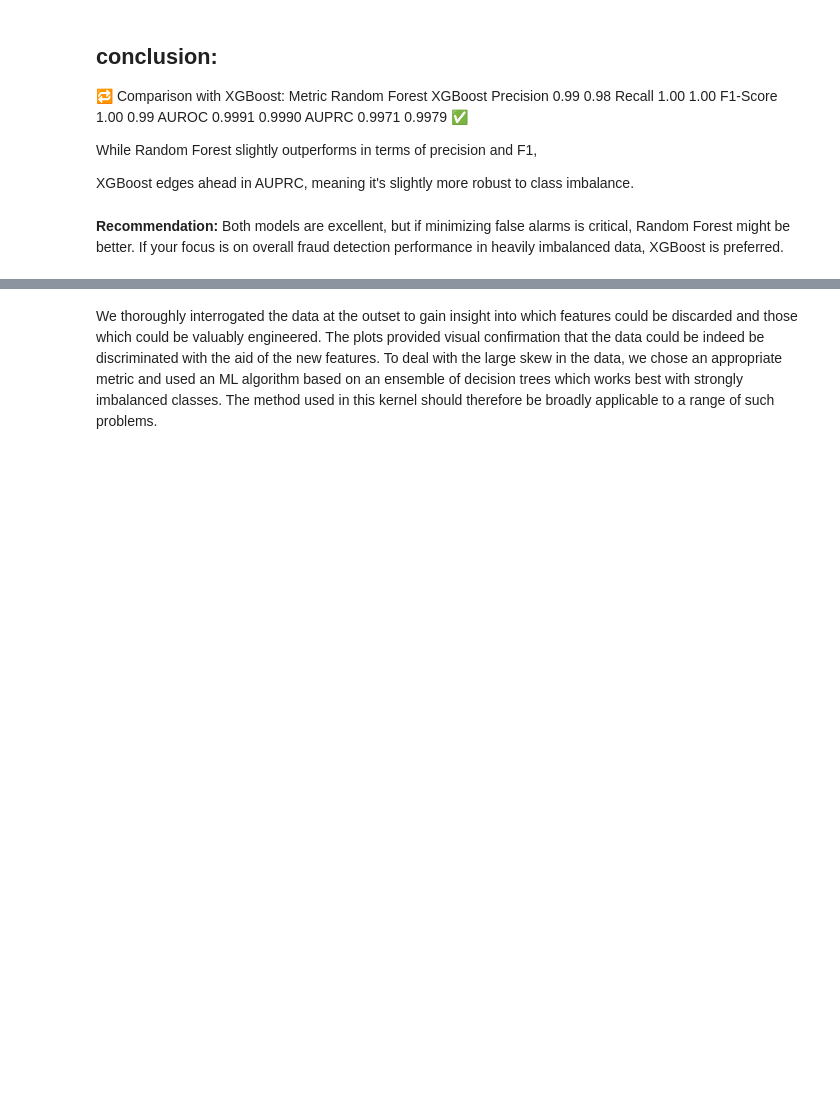
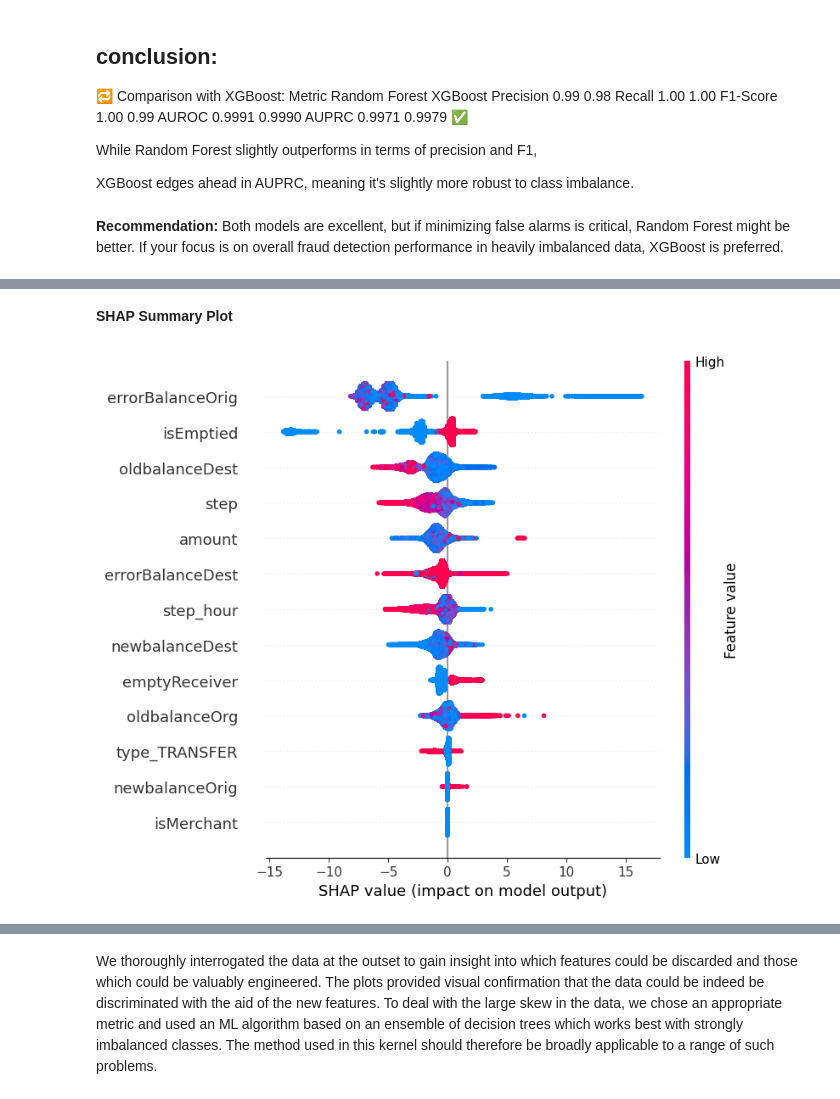
Before and after one commit to sagarrajak245/Fraud_transaction_detection_in_payment_app, a Jupyter notebook: fraud_detection_accerdian.ipynb, the cells around one changed output, grey strips where cells are left out. Saved outputs shown, nothing was run; the diff lists cells and outputs as text; code cells hidden in the pictures; blank space fills up the shorter version.

```diff
--- a/fraud_detection_accerdian.ipynb
+++ b/fraud_detection_accerdian.ipynb
@@ -942,0 +985,7 @@ If your focus is on overall fraud detection performance in heavily imbalanced da
+# %% [markdown]
+**SHAP Summary Plot**
+# %%
+# Summary plot
+shap.summary_plot(shap_values, X_test)
+# %% [output]
+[figure, added]
```
Also changed, not shown: parts of 8 cells of this notebook.
